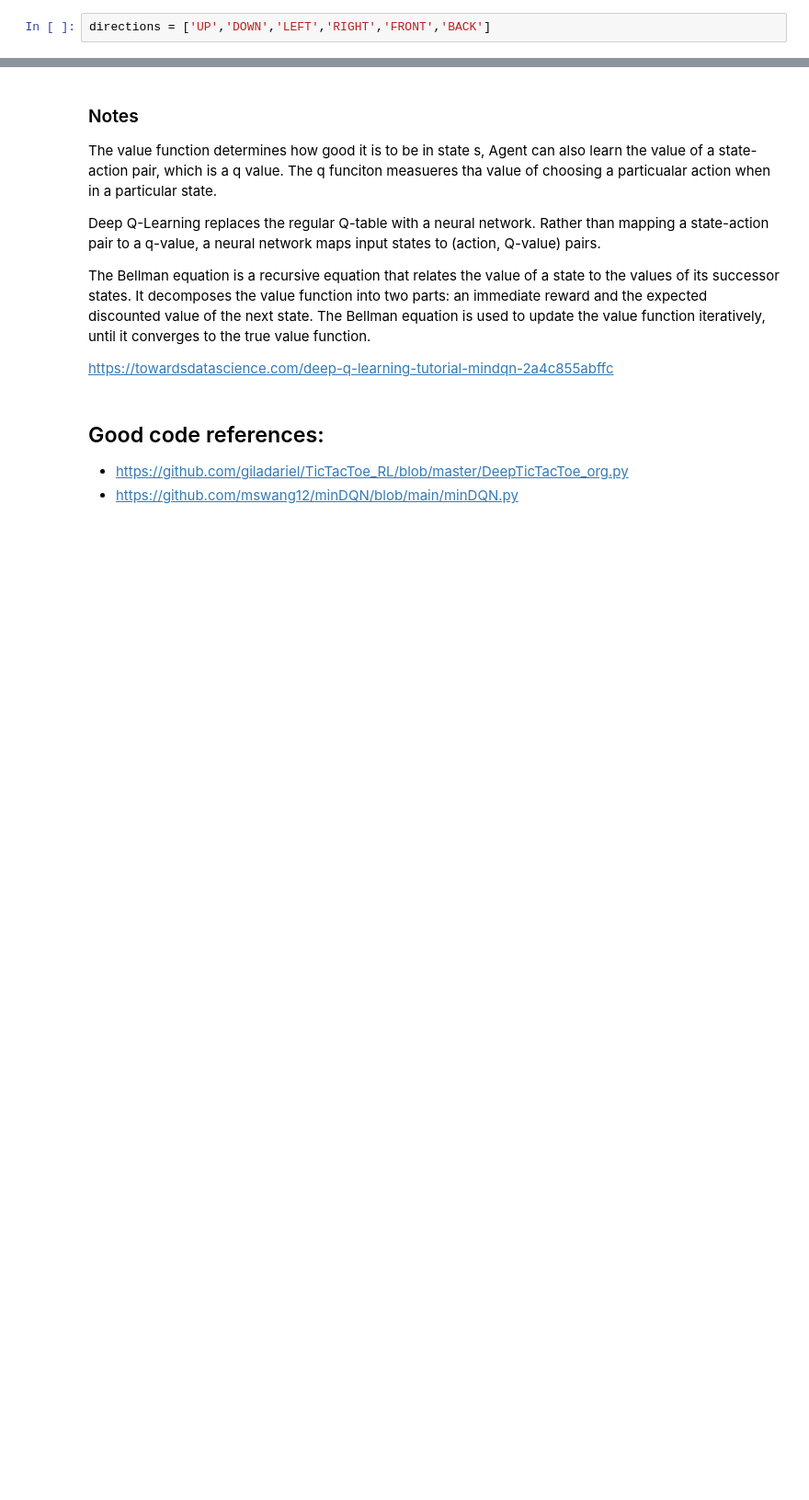
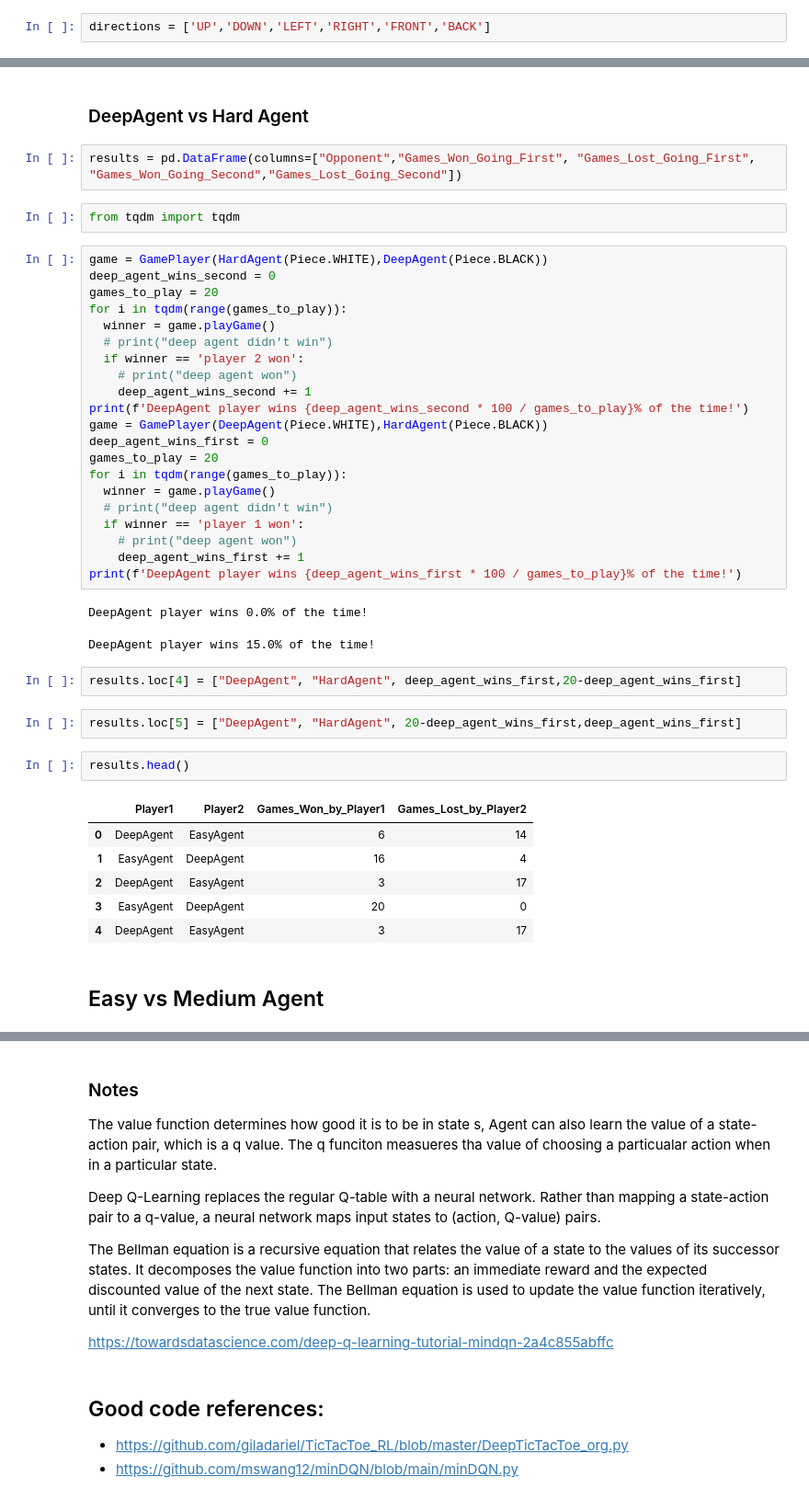
Before and after one commit to jimphowe/3DTicTacToe-DRL, a Jupyter notebook: AI_Final_Project.ipynb, the cells around one changed output, grey strips where cells are left out. Shown at 92% size. Cells and saved outputs as stored; diff of their text form; blank space fills up the shorter version.

Commit message:
added deep agent

```diff
--- a/AI_Final_Project.ipynb
+++ b/AI_Final_Project.ipynb
@@ -541,0 +585,45 @@ Red player wins 50.0% of the time!
+# %% [markdown]
+### DeepAgent vs Hard Agent
+# %%
+results = pd.DataFrame(columns=["Opponent","Games_Won_Going_First", "Games_Lost_Going_First", "Games_Won_Going_Second","Games_Lost_Going_Second"])
+# %%
+from tqdm import tqdm
+# %%
+game = GamePlayer(HardAgent(Piece.WHITE),DeepAgent(Piece.BLACK))
+deep_agent_wins_second = 0
+games_to_play = 20
+for i in tqdm(range(games_to_play)):
+  winner = game.playGame()
+  # print("deep agent didn't win")
+  if winner == 'player 2 won':
+    # print("deep agent won")
+    deep_agent_wins_second += 1
+print(f'DeepAgent player wins {deep_agent_wins_second * 100 / games_to_play}% of the time!')
+game = GamePlayer(DeepAgent(Piece.WHITE),HardAgent(Piece.BLACK))
+deep_agent_wins_first = 0
+games_to_play = 20
+for i in tqdm(range(games_to_play)):
+  winner = game.playGame()
+  # print("deep agent didn't win")
+  if winner == 'player 1 won':
+    # print("deep agent won")
+    deep_agent_wins_first += 1
+print(f'DeepAgent player wins {deep_agent_wins_first * 100 / games_to_play}% of the time!')
+# %% [output]
+DeepAgent player wins 0.0% of the time!
+DeepAgent player wins 15.0% of the time!
+# %%
+results.loc[4] = ["DeepAgent", "HardAgent", deep_agent_wins_first,20-deep_agent_wins_first]
+# %%
+results.loc[5] = ["DeepAgent", "HardAgent", 20-deep_agent_wins_first,deep_agent_wins_first]
+# %%
+results.head()
+# %% [output]
+|  | Player1 | Player2 | Games_Won_by_Player1 | Games_Lost_by_Player2 |
+| 0 | DeepAgent | EasyAgent | 6 | 14 |
+| 1 | EasyAgent | DeepAgent | 16 | 4 |
+| 2 | DeepAgent | EasyAgent | 3 | 17 |
+| 3 | EasyAgent | DeepAgent | 20 | 0 |
+| 4 | DeepAgent | EasyAgent | 3 | 17 |
+# %% [markdown]
+## Easy vs Medium Agent
```
Also changed, not shown: parts of 33 cells of this notebook.
